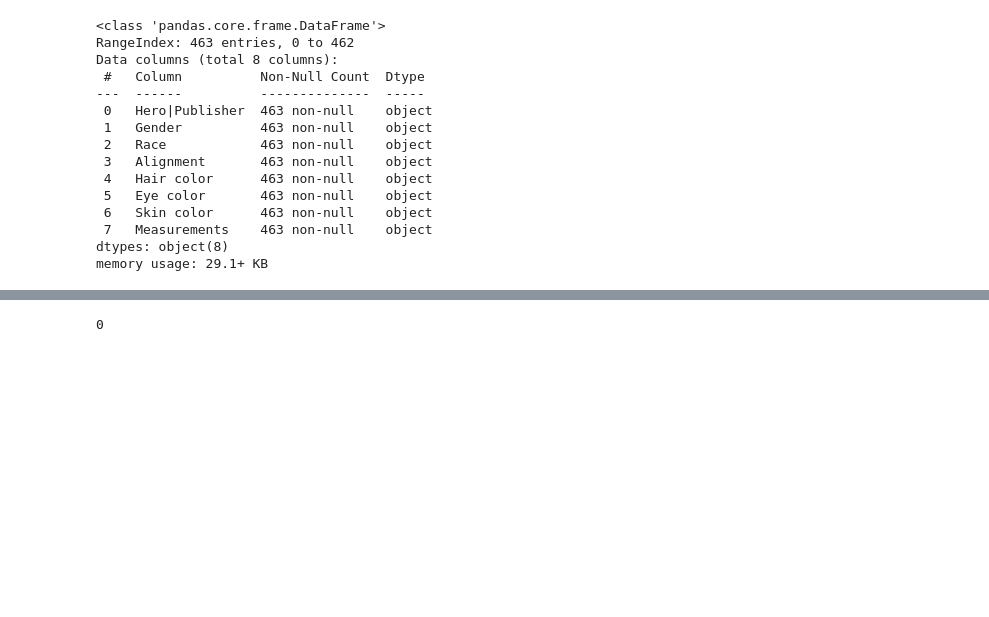
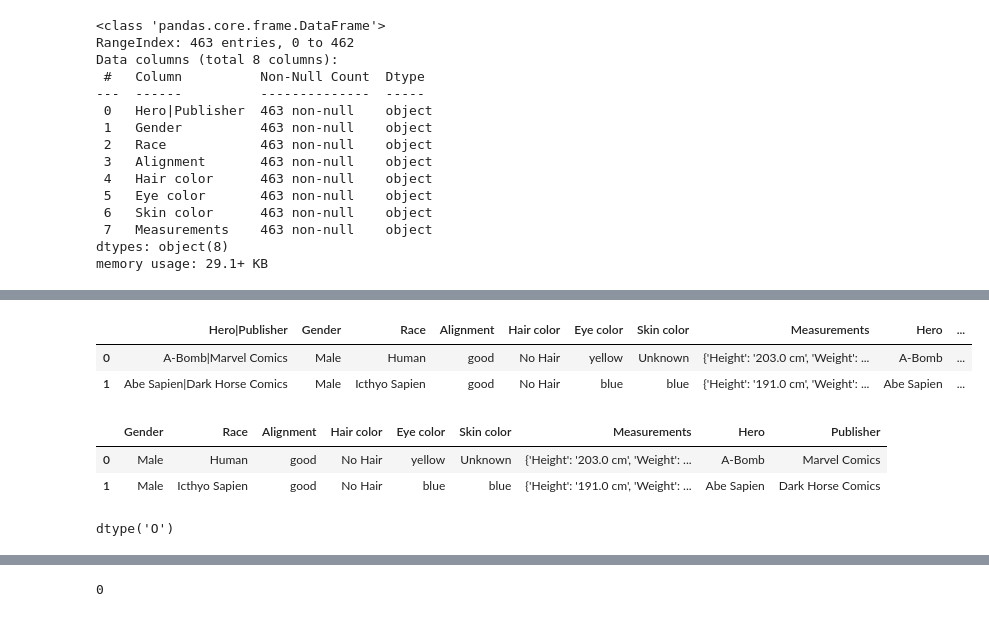
Before and after one commit to NewburghCat/Applying_Advanced_transformation, a Jupyter notebook: Appyling_Advance_Transformation_Core.ipynb, the cells around one changed output, grey strips where cells are left out. Cells and saved outputs as stored; diff of their text form; code cells hidden in the pictures; blank space fills up the shorter version.

```diff
--- a/Appyling_Advance_Transformation_Core.ipynb
+++ b/Appyling_Advance_Transformation_Core.ipynb
@@ -47,0 +65,20 @@ df.head()
+# %%
+# add split column to dataframe
+dfinfo[['Hero', 'Publisher']] = dfinfo['Hero|Publisher'].str.split('|', expand=True)
+dfinfo.head(2)
+# %% [output]
+|  | Hero|Publisher | Gender | Race | Alignment | Hair color | Eye color | Skin color | Measurements | Hero | ... |
+| 0 | A-Bomb|Marvel Comics | Male | Human | good | No Hair | yellow | Unknown | {'Height': '203.0 cm', 'Weight': ... | A-Bomb | ... |
+| 1 | Abe Sapien|Dark Horse Comics | Male | Icthyo Sapien | good | No Hair | blue | blue | {'Height': '191.0 cm', 'Weight': ... | Abe Sapien | ... |
+# %%
+## drop the original column
+dfinfo = dfinfo.drop(columns=['Hero|Publisher'])
+dfinfo.head(2)
+# %% [output]
+|  | Gender | Race | Alignment | Hair color | Eye color | Skin color | Measurements | Hero | Publisher |
+| 0 | Male | Human | good | No Hair | yellow | Unknown | {'Height': '203.0 cm', 'Weight': ... | A-Bomb | Marvel Comics |
+| 1 | Male | Icthyo Sapien | good | No Hair | blue | blue | {'Height': '191.0 cm', 'Weight': ... | Abe Sapien | Dark Horse Comics |
+# %%
+dfinfo['Measurements'].dtype
+# %% [output]
+dtype('O')
```
Also changed, not shown: parts of 20 cells of this notebook.
